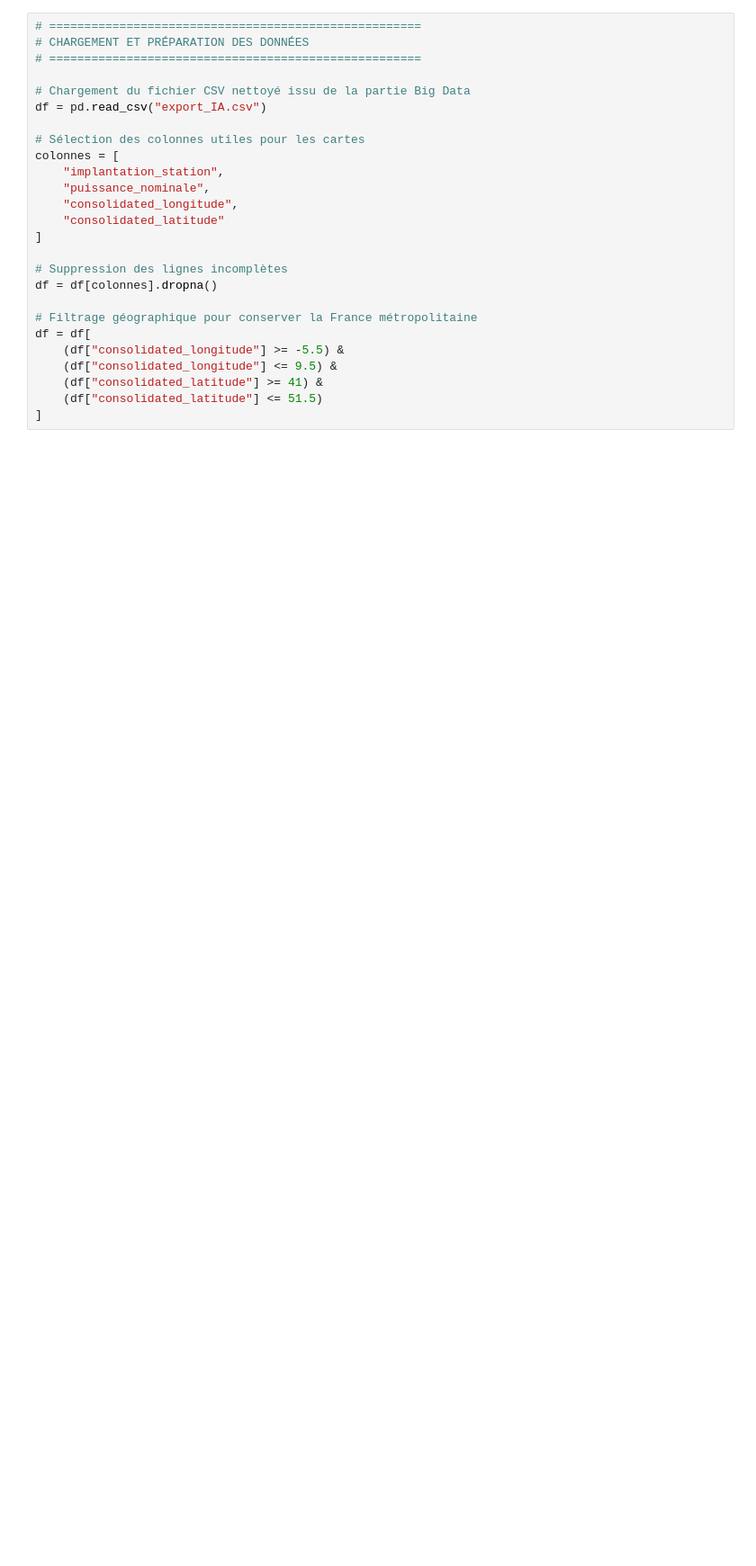
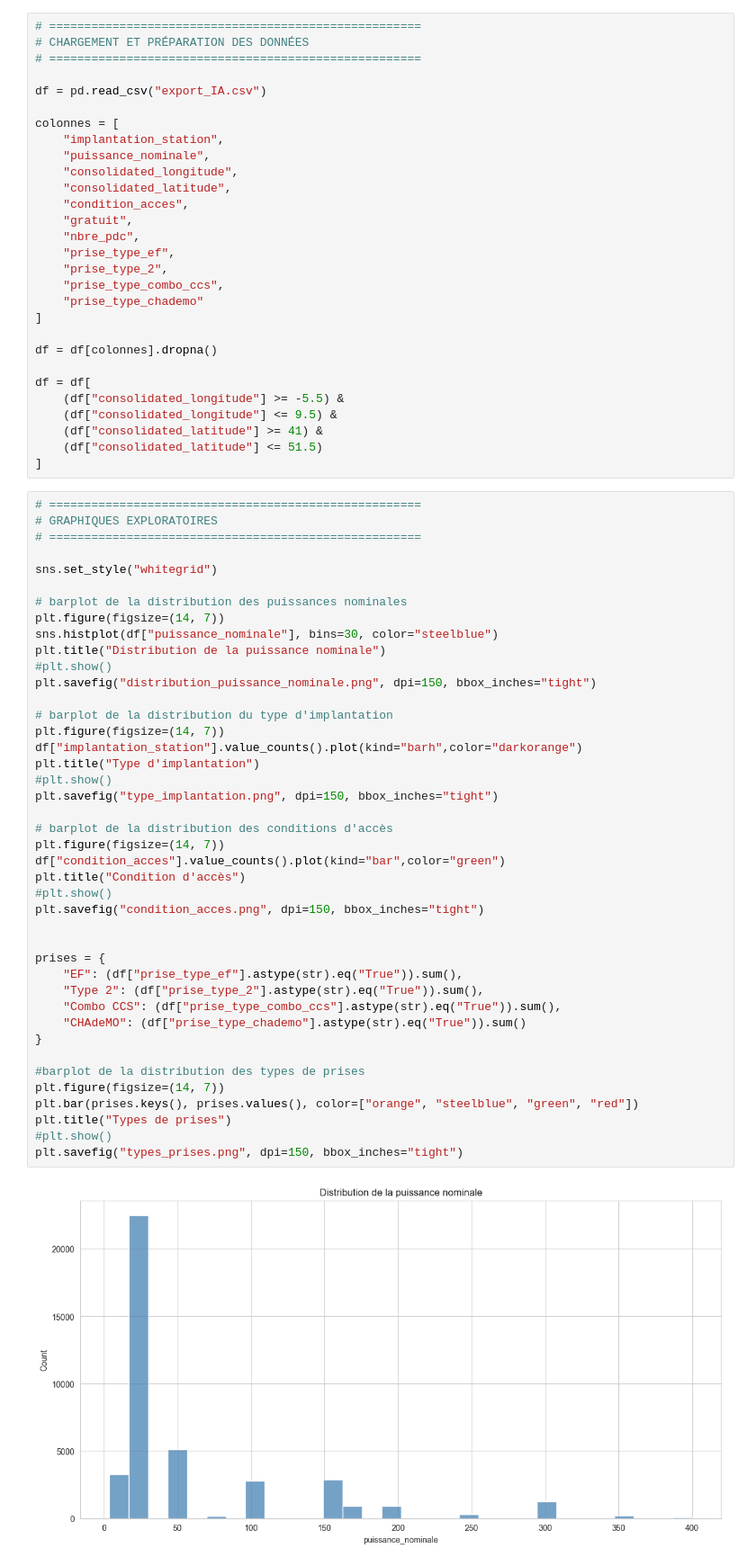
Before and after one commit to CCaroline28/Projet_IA_A3, a Jupyter notebook: besoin_1.ipynb, the cells around one changed output. Shown at 90% size. Cells and saved outputs as stored; diff of their text form; blank space fills up the shorter version.

```diff
--- a/besoin_1.ipynb
+++ b/besoin_1.ipynb
@@ -8,24 +10,71 @@ from folium.plugins import HeatMap
 # CHARGEMENT ET PRÉPARATION DES DONNÉES
 # =====================================================
 
-# Chargement du fichier CSV nettoyé issu de la partie Big Data
 df = pd.read_csv("export_IA.csv")
 
-# Sélection des colonnes utiles pour les cartes
 colonnes = [
     "implantation_station",
     "puissance_nominale",
     "consolidated_longitude",
-    "consolidated_latitude"
+    "consolidated_latitude",
+    "condition_acces",
+    "gratuit",
+    "nbre_pdc",
+    "prise_type_ef",
+    "prise_type_2",
+    "prise_type_combo_ccs",
+    "prise_type_chademo"
 ]
 
-# Suppression des lignes incomplètes
 df = df[colonnes].dropna()
 
-# Filtrage géographique pour conserver la France métropolitaine
 df = df[
     (df["consolidated_longitude"] >= -5.5) &
     (df["consolidated_longitude"] <= 9.5) &
     (df["consolidated_latitude"] >= 41) &
     (df["consolidated_latitude"] <= 51.5)
 ]
+# %%
+# =====================================================
+# GRAPHIQUES EXPLORATOIRES
+# =====================================================
+
+sns.set_style("whitegrid")
+
+# barplot de la distribution des puissances nominales
+plt.figure(figsize=(14, 7))
+sns.histplot(df["puissance_nominale"], bins=30, color="steelblue")
+plt.title("Distribution de la puissance nominale")
+#plt.show()
+plt.savefig("distribution_puissance_nominale.png", dpi=150, bbox_inches="tight")
+
+# barplot de la distribution du type d'implantation
+plt.figure(figsize=(14, 7))
+df["implantation_station"].value_counts().plot(kind="barh",color="darkorange")
+plt.title("Type d'implantation")
+#plt.show()
+plt.savefig("type_implantation.png", dpi=150, bbox_inches="tight")
+
+# barplot de la distribution des conditions d'accès
+plt.figure(figsize=(14, 7))
+df["condition_acces"].value_counts().plot(kind="bar",color="green")
+plt.title("Condition d'accès")
+#plt.show()
+plt.savefig("condition_acces.png", dpi=150, bbox_inches="tight")
+
+
+prises = {
+    "EF": (df["prise_type_ef"].astype(str).eq("True")).sum(),
+    "Type 2": (df["prise_type_2"].astype(str).eq("True")).sum(),
+    "Combo CCS": (df["prise_type_combo_ccs"].astype(str).eq("True")).sum(),
+    "CHAdeMO": (df["prise_type_chademo"].astype(str).eq("True")).sum()
+}
+
+#barplot de la distribution des types de prises
+plt.figure(figsize=(14, 7))
+plt.bar(prises.keys(), prises.values(), color=["orange", "steelblue", "green", "red"])
+plt.title("Types de prises")
+#plt.show()
+plt.savefig("types_prises.png", dpi=150, bbox_inches="tight")
+# %% [output]
+[figure, added]
```
Also changed, not shown: parts of 2 cells of this notebook.
